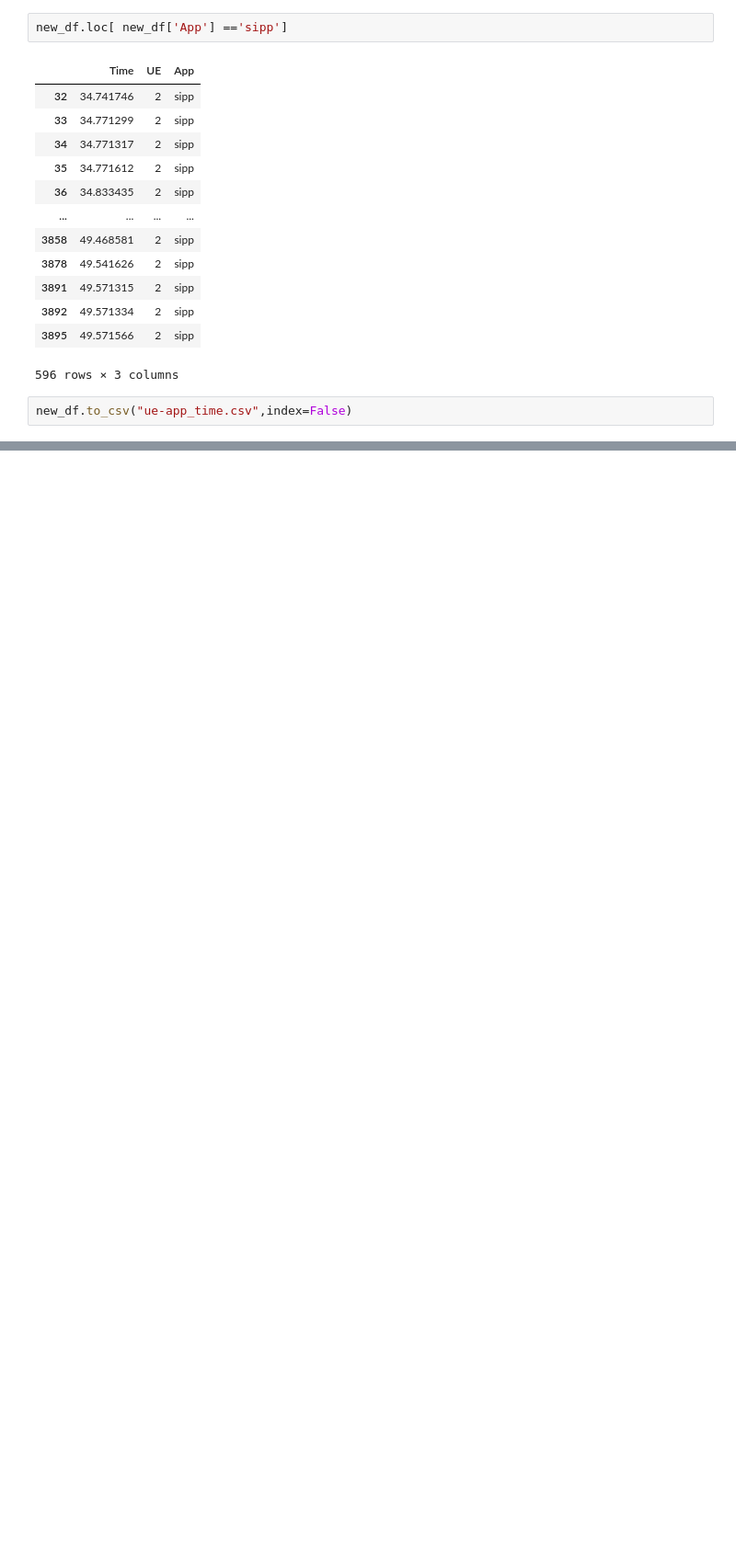
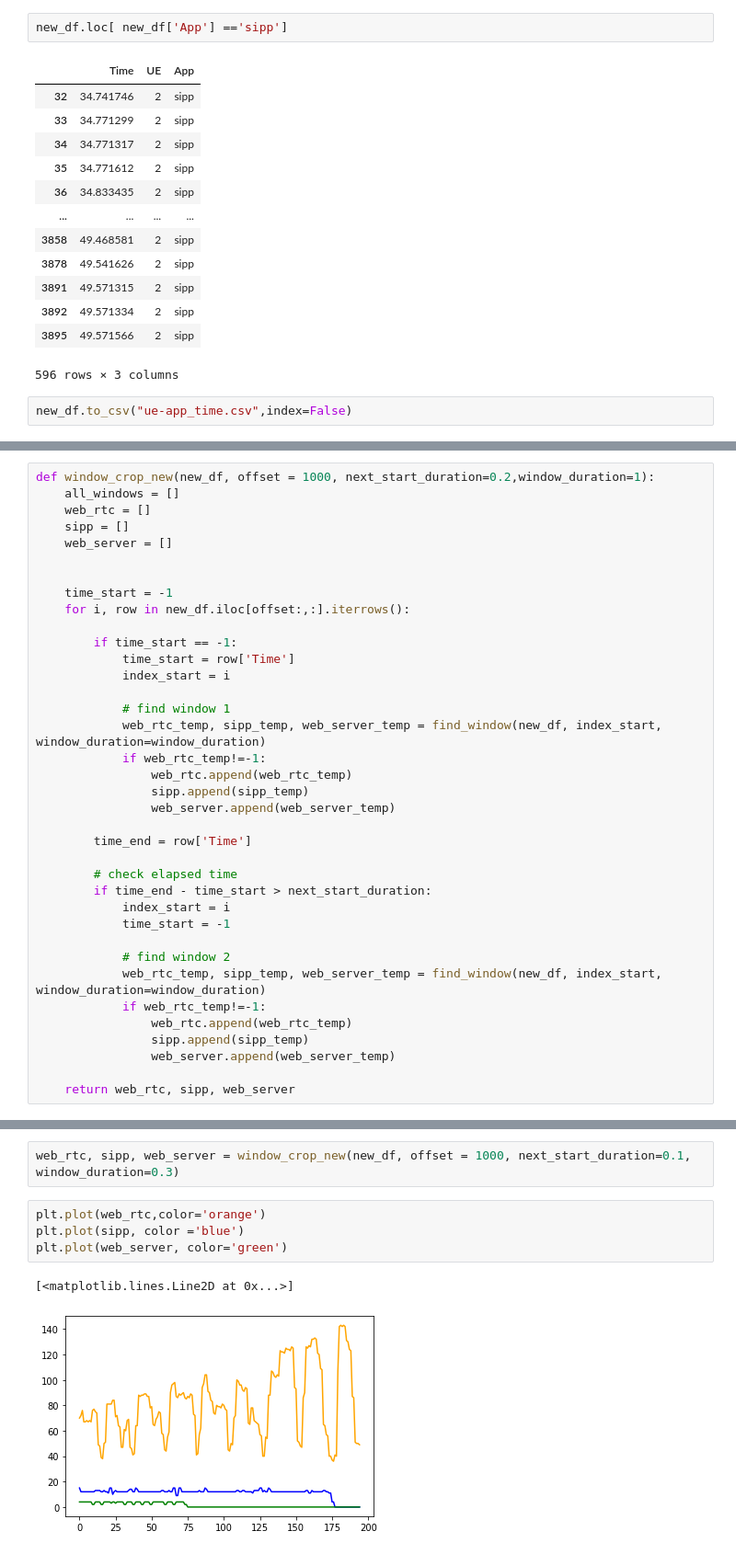
Before and after one commit to teo-tsou/app_aware_5g, a Jupyter notebook: dataset/Data-Pre.ipynb, the cells around one changed output, grey strips where cells are left out. Shown: that part at 92% size. Drawn from its saved outputs; the diff is of its cells as text; blank space fills up the shorter version.

```diff
--- a/dataset/Data-Pre.ipynb
+++ b/dataset/Data-Pre.ipynb
@@ -75,0 +196,37 @@ new_df.to_csv("ue-app_time.csv",index=False)
+# %%
+def window_crop_new(new_df, offset = 1000, next_start_duration=0.2,window_duration=1):
+    all_windows = []
+    web_rtc = []
+    sipp = []
+    web_server = []
+
+
+    time_start = -1
+    for i, row in new_df.iloc[offset:,:].iterrows():
+
+        if time_start == -1:
+            time_start = row['Time']
+            index_start = i
+
+            # find window 1
+            web_rtc_temp, sipp_temp, web_server_temp = find_window(new_df, index_start, window_duration=window_duration)
+            if web_rtc_temp!=-1:
+                web_rtc.append(web_rtc_temp)
+                sipp.append(sipp_temp)
+                web_server.append(web_server_temp)
+
+        time_end = row['Time']
+
+        # check elapsed time
+        if time_end - time_start > next_start_duration:
+            index_start = i
+            time_start = -1
+
+            # find window 2
+            web_rtc_temp, sipp_temp, web_server_temp = find_window(new_df, index_start, window_duration=window_duration)
+            if web_rtc_temp!=-1:
+                web_rtc.append(web_rtc_temp)
+                sipp.append(sipp_temp)
+                web_server.append(web_server_temp)
+
+    return web_rtc, sipp, web_server
@@ -75,0 +273,9 @@ new_df.to_csv("ue-app_time.csv",index=False)
+# %%
+web_rtc, sipp, web_server = window_crop_new(new_df, offset = 1000, next_start_duration=0.1, window_duration=0.3)
+# %%
+plt.plot(web_rtc,color='orange')
+plt.plot(sipp, color ='blue')
+plt.plot(web_server, color='green')
+# %% [output]
+[<matplotlib.lines.Line2D at 0x...>]
+[figure, added]
```
Also changed, not shown: parts of 10 cells of this notebook.
